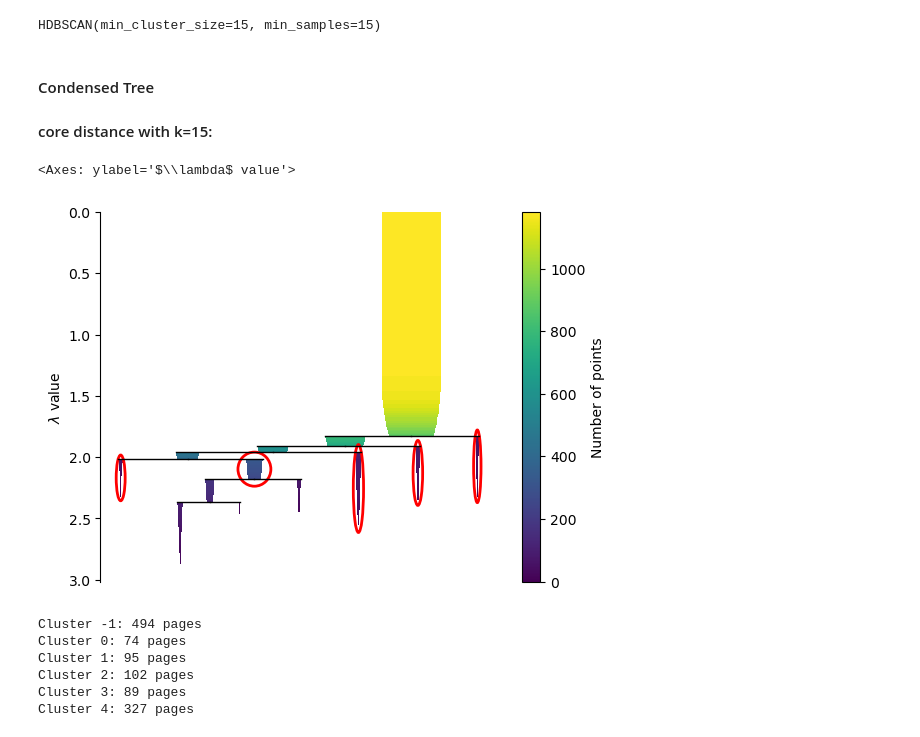
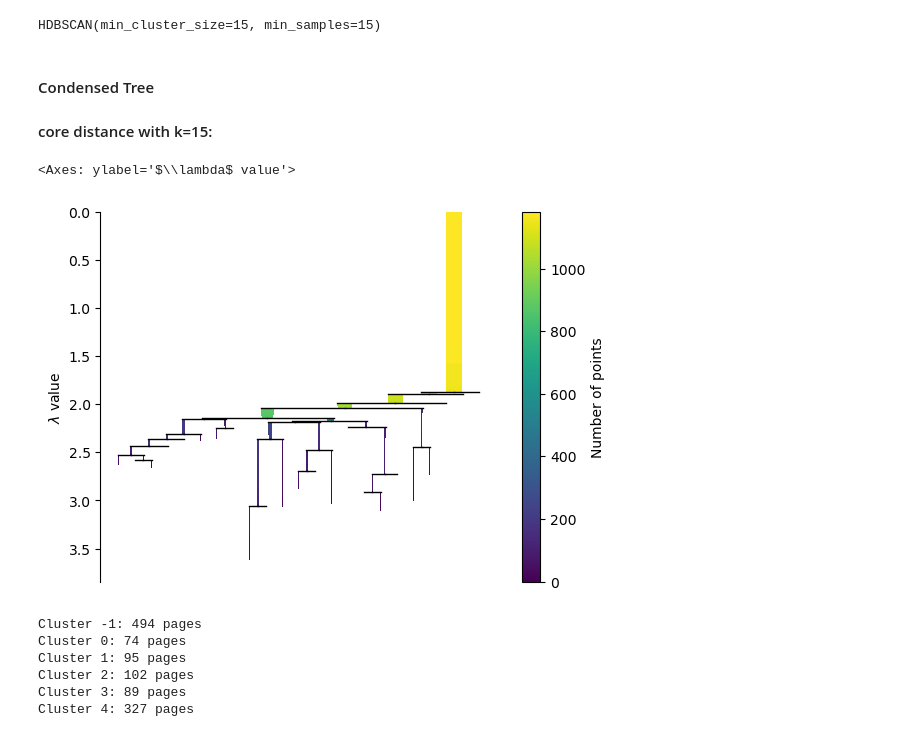
Before and after one commit to sergioamdiaz/docs-classification-bundling, a Jupyter notebook: notebooks/Main Notebook - Experimentation.ipynb, the cells around one changed output. Saved outputs shown, nothing was run; the diff lists cells and outputs as text; code cells hidden in the pictures.

Commit message:
Fix bug due to changes in matplotlob or hdbscan: Condensed_tree plot was crashing because the parameter .plot(select_clusters=True) is no longer working. Need to remove it or set it as false.

```diff
--- a/notebooks/Main Notebook - Experimentation.ipynb
+++ b/notebooks/Main Notebook - Experimentation.ipynb
@@ -1527,12 +1537,12 @@ hdbscan
 HDBSCAN(min_cluster_size=15, min_samples=15)
 # %%
 display(Markdown("#### Condensed Tree \n #### core distance with k=15:"))
-hdbscan.condensed_tree_.plot(select_clusters=True)
+hdbscan.condensed_tree_.plot(select_clusters=False)
 # %% [output]
 #### Condensed Tree
  #### core distance with k=15:
 <Axes: ylabel='$\\lambda$ value'>
-[figure, old version]
+[figure, new version]
 # %%
 values, counts = np.unique(cluster_ids_hdbscan, return_counts=True) # cluster ids assigned to each page, -1 means outlier
 for val, count in zip(values, counts):
```
Also changed, not shown: parts of 9 cells of this notebook.
